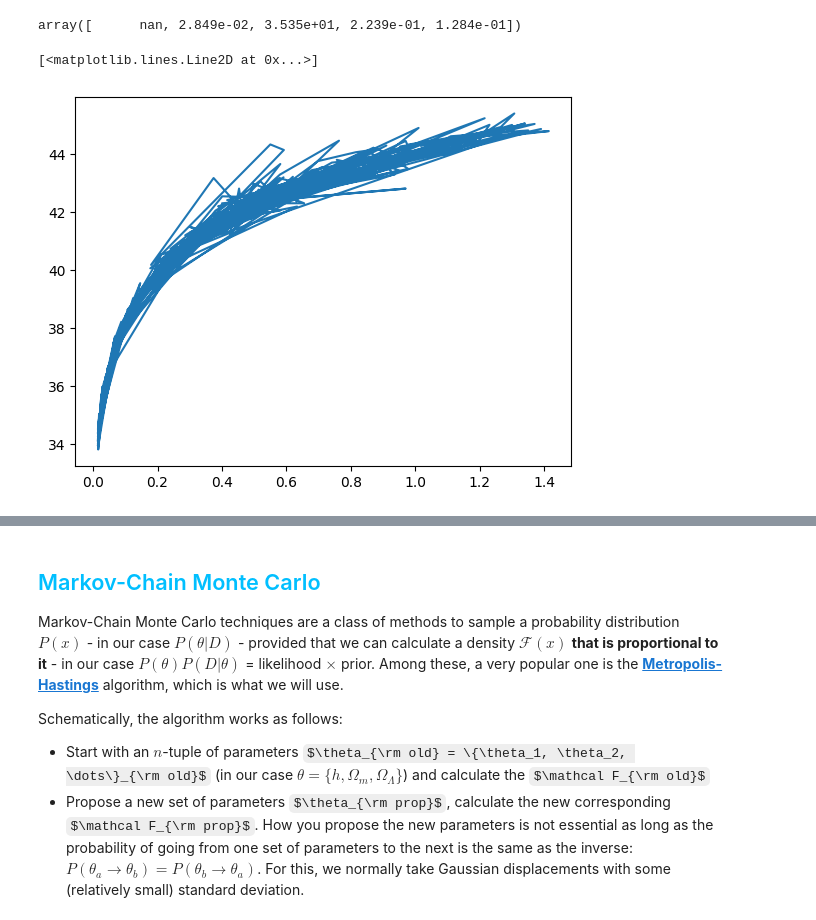
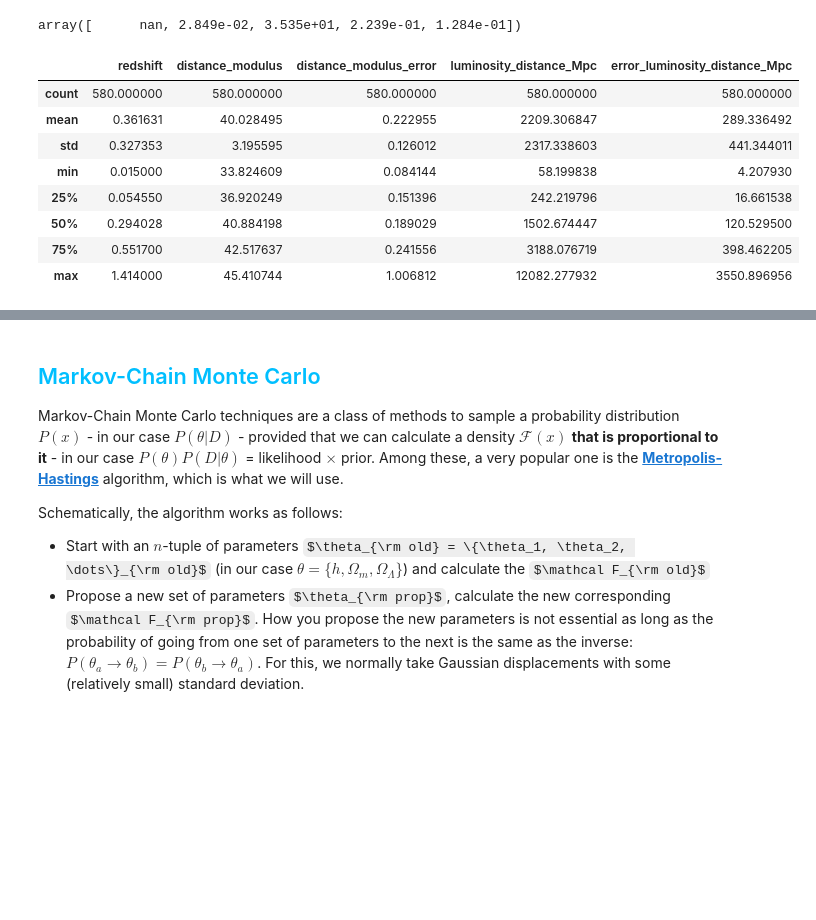
Before and after one commit to SmrithiCh/PRA3024-, a Jupyter notebook: PRA3024_Cosmology_W3.ipynb, the cells around one changed output, grey strips where cells are left out. Cells and saved outputs as stored; diff of their text form; code cells hidden in the pictures; some formulas as TeX source; blank space fills up the shorter version.

```diff
--- a/PRA3024_Cosmology_W3.ipynb
+++ b/PRA3024_Cosmology_W3.ipynb
@@ -287,18 +223,29 @@ error_distance_modulus = data.T[3] # errors on distance modulus = sigmas
 # %%
 # Let's look at the data, just for fun.
 # We can look both at the raw data (distance modulus) or calculate the luminosity distance
 # Note that Numpy allows us to manipulate whole arrays at once with something like:
 #     array_2 = some_function_of(array_1)
 
 # luminosity distance in Mpc
-luminosity_distance_pc = 1.E-5 * 10.**(distance_modulus / 5.)
+lum_dist_mpc = 1.E-5 * 10.**(distance_modulus / 5.)
+
+# error on luminosity distance
+err_lum_dist_mpc = 5. * (10.**((distance_modulus + error_distance_modulus)/5.-6.) - 10.**((distance_modulus - error_distance_modulus)/5.-6.))
+
+# store the data in a pandas dataframe for easier manipulation
+dataframe = pd.DataFrame({"redshift":zs,
+                   "distance_modulus":distance_modulus,
+                   "distance_modulus_error":error_distance_modulus,
+                   "luminosity_distance_Mpc":lum_dist_mpc ,
+                   "error_luminosity_distance_Mpc":err_lum_dist_mpc})
+dataframe.describe()
+# %% [output]
+|  | redshift | distance_modulus | distance_modulus_error | luminosity_distance_Mpc | error_luminosity_distance_Mpc |
+| count | 580.000000 | 580.000000 | 580.000000 | 580.000000 | 580.000000 |
+| mean | 0.361631 | 40.028495 | 0.222955 | 2209.306847 | 289.336492 |
+| std | 0.327353 | 3.195595 | 0.126012 | 2317.338603 | 441.344011 |
+| min | 0.015000 | 33.824609 | 0.084144 | 58.199838 | 4.207930 |
+| 25% | 0.054550 | 36.920249 | 0.151396 | 242.219796 | 16.661538 |
+| 50% | 0.294028 | 40.884198 | 0.189029 | 1502.674447 | 120.529500 |
+| 75% | 0.551700 | 42.517637 | 0.241556 | 3188.076719 | 398.462205 |
+| max | 1.414000 | 45.410744 | 1.006812 | 12082.277932 | 3550.896956 |
-# %%
-# Recommendation: you might want to try your functions here, and check that for Omega_m = 0.3 and Omega_L = 0.7 you get a decent match to the data
-%matplotlib inline
-
-# Plot distance modulus versus redshift (original data)
-plt.plot(zs, distance_modulus)
-# not sorted/ ordered
-# %% [output]
-[<matplotlib.lines.Line2D at 0x...>]
-[figure, removed]
```
Also changed, not shown: parts of 20 cells of this notebook.
